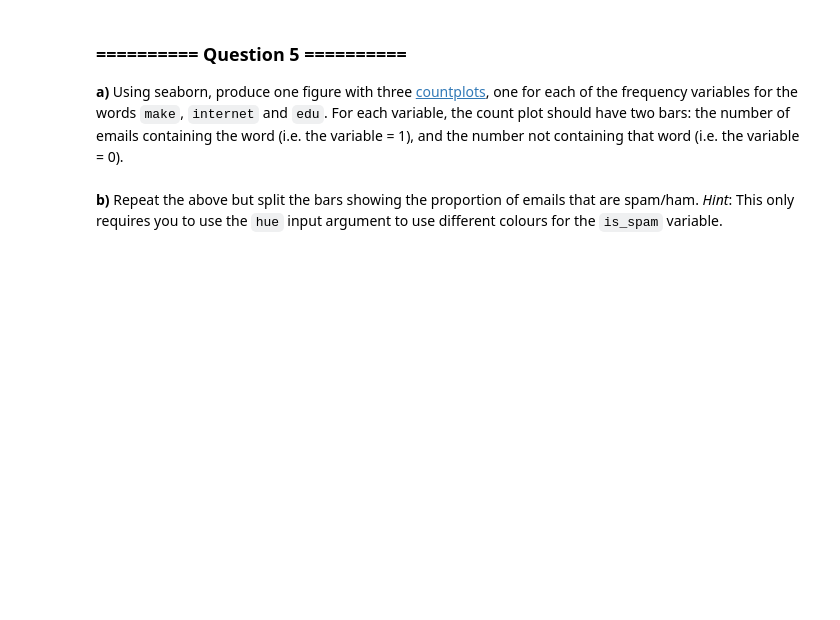
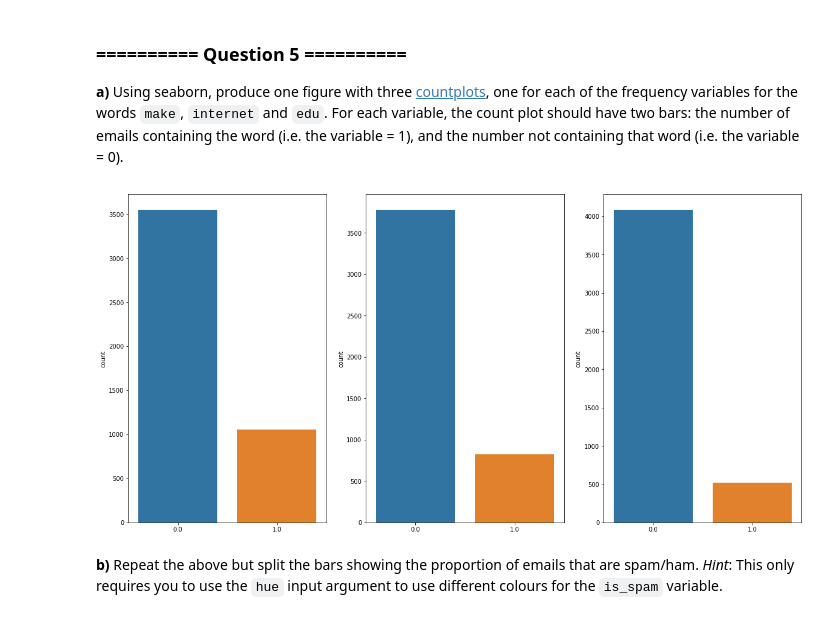
Before and after one commit to LewisLauYang/IAML2018, a Jupyter notebook: Labs/01 - Analysis and Visualisation.ipynb, the cells around one changed output. Drawn from its saved outputs; the diff is of its cells as text; code cells hidden in the pictures; blank space fills up the shorter version.

````diff
--- a/Labs/01 - Analysis and Visualisation.ipynb
+++ b/Labs/01 - Analysis and Visualisation.ipynb
@@ -221,3 +214,5 @@ outputs:
 ```
 # %%
 # Your Code goes here:
+spambase_binary = cleanedSpambase.copy()
+cleanedSpambase.head(5)
@@ -227,0 +229,8 @@ outputs:
+# %%
+# Your Code goes here:
+for item in spambase_binary:
+    for i in range(0,len(spambase_binary[item])):
+        row = spambase_binary[item][i]
+        row = 1.0 if row > 0.0 else 0.0
+        spambase_binary[item][i] = row
+print('finish')
@@ -242,2 +271,23 @@ Now we want to get a feeling for how the presence or absence of some specific wo
+# %%
+# Your Code goes here:
+plt.subplots(3,figsize=(20,10))
+plt.subplot(131)
+ax = sns.countplot(x='word_freq_make',data=spambase_binary)
+ax.set_xticklabels(['0.0', '1.0'])
+plt.xlabel('')
+
+plt.subplot(132)
+ax = sns.countplot(x='word_freq_internet',data=spambase_binary)
+ax.set_xticklabels(['0.0', '1.0'])
+plt.xlabel('')
+
+plt.subplot(133)
+ax = sns.countplot(x='word_freq_edu',data=spambase_binary)
+ax.set_xticklabels(['0.0', '1.0'])
+plt.xlabel('')
+
+plt.show()
+# %% [output]
+[figure, added]
 # %% [markdown]
 **b)** Repeat the above but split the bars showing the proportion of emails that are spam/ham. *Hint*: This only requires you to use the `hue` input argument to use different colours for the `is_spam` variable.
````
Also changed, not shown: parts of 34 cells of this notebook, 2 other files.
